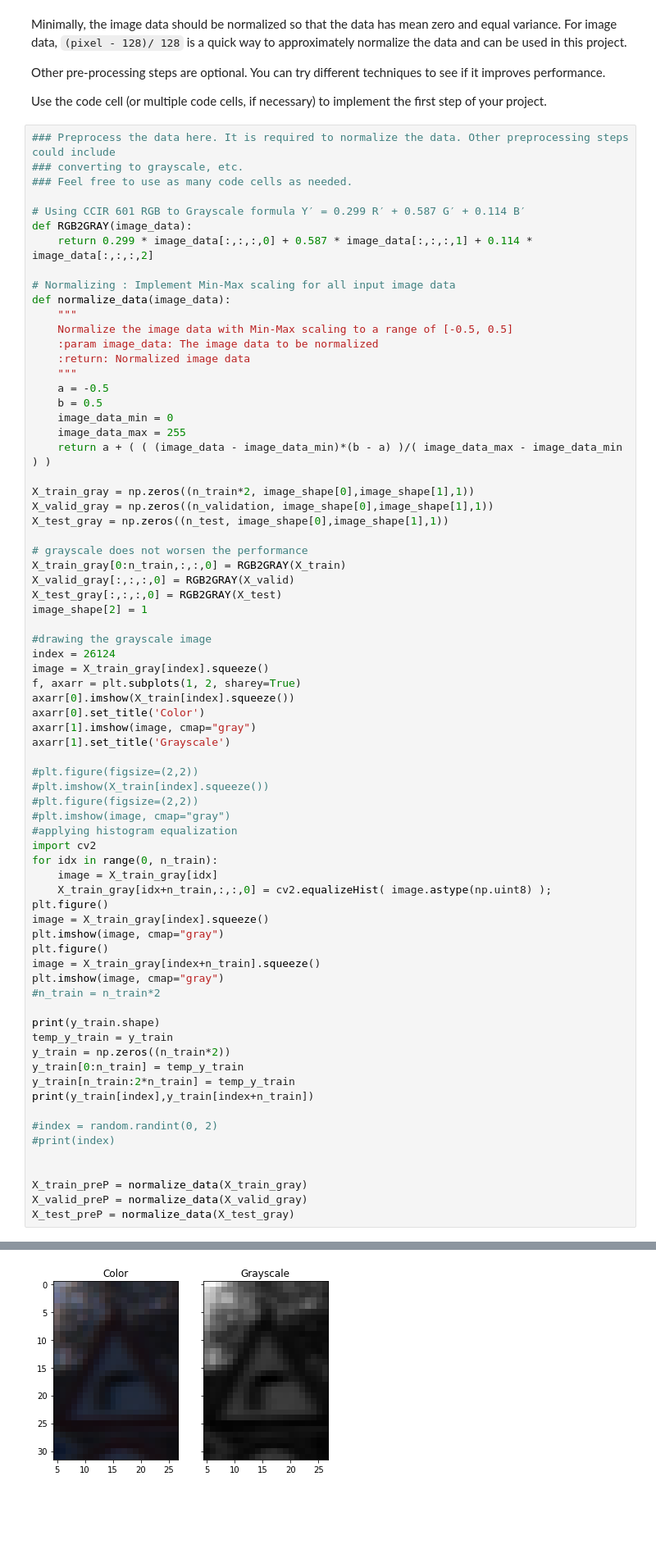
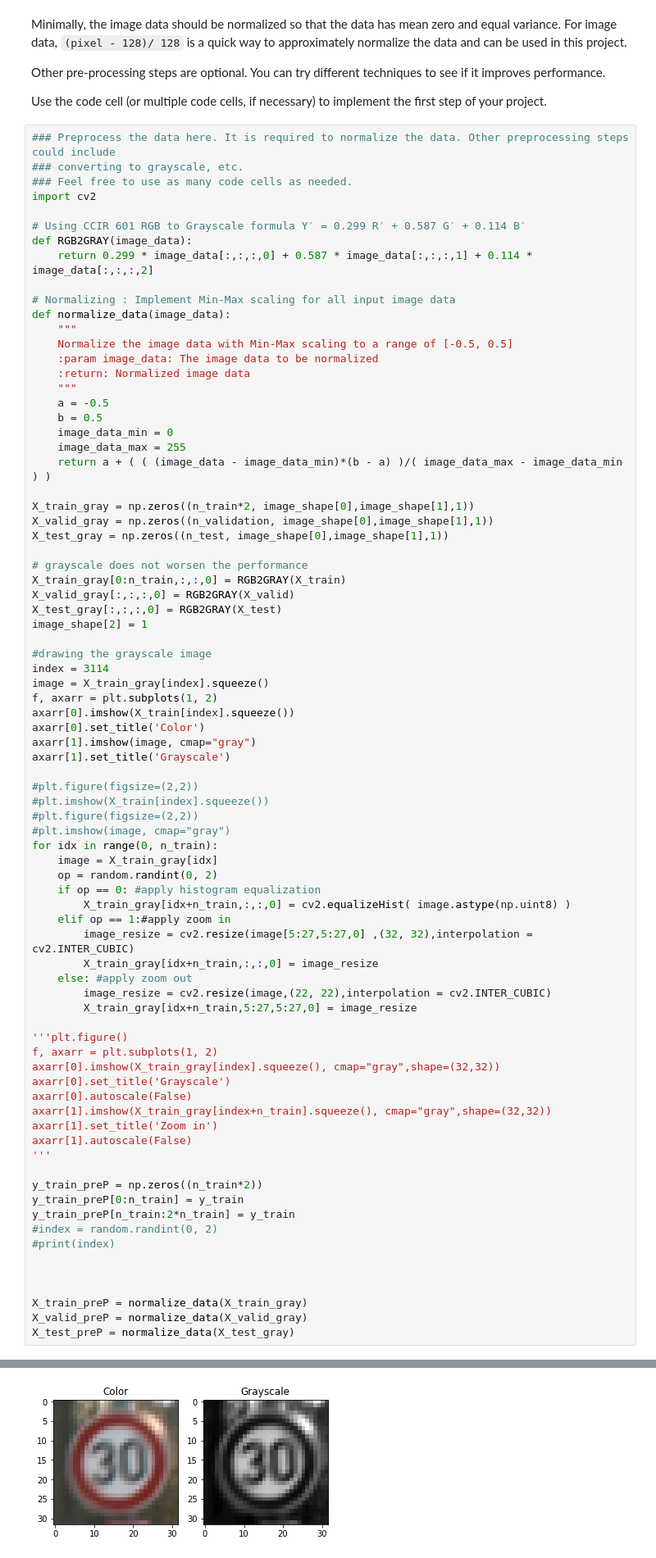
Before and after one commit to hassmuha/CarND-Traffic-Sign-Classifier-Project-Submit, a Jupyter notebook: Traffic_Sign_Classifier.ipynb, the cells around one changed output, grey strips where cells are left out. Shown: that part at 82% size. Cells and saved outputs as stored; diff of their text form; blank space fills up the shorter version.

```diff
--- a/Traffic_Sign_Classifier.ipynb
+++ b/Traffic_Sign_Classifier.ipynb
@@ -160,6 +160,7 @@ Use the code cell (or multiple code cells, if necessary) to implement the first
 ### Preprocess the data here. It is required to normalize the data. Other preprocessing steps could include
 ### converting to grayscale, etc.
 ### Feel free to use as many code cells as needed.
+import cv2
 
 # Using CCIR 601 RGB to Grayscale formula Y′ = 0.299 R′ + 0.587 G′ + 0.114 B′
 def RGB2GRAY(image_data):
@@ -189,9 +190,9 @@ X_test_gray[:,:,:,0] = RGB2GRAY(X_test)
 image_shape[2] = 1
 
 #drawing the grayscale image
-index = 26124
+index = 3114
 image = X_train_gray[index].squeeze()
-f, axarr = plt.subplots(1, 2, sharey=True)
+f, axarr = plt.subplots(1, 2)
 axarr[0].imshow(X_train[index].squeeze())
 axarr[0].set_title('Color')
 axarr[1].imshow(image, cmap="gray")
@@ -201,28 +202,34 @@ axarr[1].set_title('Grayscale')
 #plt.imshow(X_train[index].squeeze())
 #plt.figure(figsize=(2,2))
 #plt.imshow(image, cmap="gray")
-#applying histogram equalization
-import cv2
 for idx in range(0, n_train):
     image = X_train_gray[idx]
-    X_train_gray[idx+n_train,:,:,0] = cv2.equalizeHist( image.astype(np.uint8) );
-plt.figure()
-image = X_train_gray[index].squeeze()
-plt.imshow(image, cmap="gray")
-plt.figure()
-image = X_train_gray[index+n_train].squeeze()
-plt.imshow(image, cmap="gray")
-#n_train = n_train*2
+    op = random.randint(0, 2)
+    if op == 0: #apply histogram equalization
+        X_train_gray[idx+n_train,:,:,0] = cv2.equalizeHist( image.astype(np.uint8) )
+    elif op == 1:#apply zoom in
+        image_resize = cv2.resize(image[5:27,5:27,0] ,(32, 32),interpolation = cv2.INTER_CUBIC)
+        X_train_gray[idx+n_train,:,:,0] = image_resize
+    else: #apply zoom out
+        image_resize = cv2.resize(image,(22, 22),interpolation = cv2.INTER_CUBIC)
+        X_train_gray[idx+n_train,5:27,5:27,0] = image_resize
 
-print(y_train.shape)
-temp_y_train = y_train
-y_train = np.zeros((n_train*2))
-y_train[0:n_train] = temp_y_train
-y_train[n_train:2*n_train] = temp_y_train
-print(y_train[index],y_train[index+n_train])
+'''plt.figure()
+f, axarr = plt.subplots(1, 2)
+axarr[0].imshow(X_train_gray[index].squeeze(), cmap="gray",shape=(32,32))
+axarr[0].set_title('Grayscale')
+axarr[0].autoscale(False)
+axarr[1].imshow(X_train_gray[index+n_train].squeeze(), cmap="gray",shape=(32,32))
+axarr[1].set_title('Zoom in')
+axarr[1].autoscale(False)
+'''
 
+y_train_preP = np.zeros((n_train*2))
+y_train_preP[0:n_train] = y_train
+y_train_preP[n_train:2*n_train] = y_train
 #index = random.randint(0, 2)
 #print(index)
+
 
 
 X_train_preP = normalize_data(X_train_gray)
@@ -237 +239 @@ X_test_preP = normalize_data(X_test_gray)
-[figure, old version]
+[figure, new version]
```
Also changed, not shown: parts of 6 cells of this notebook, 12 other files.
